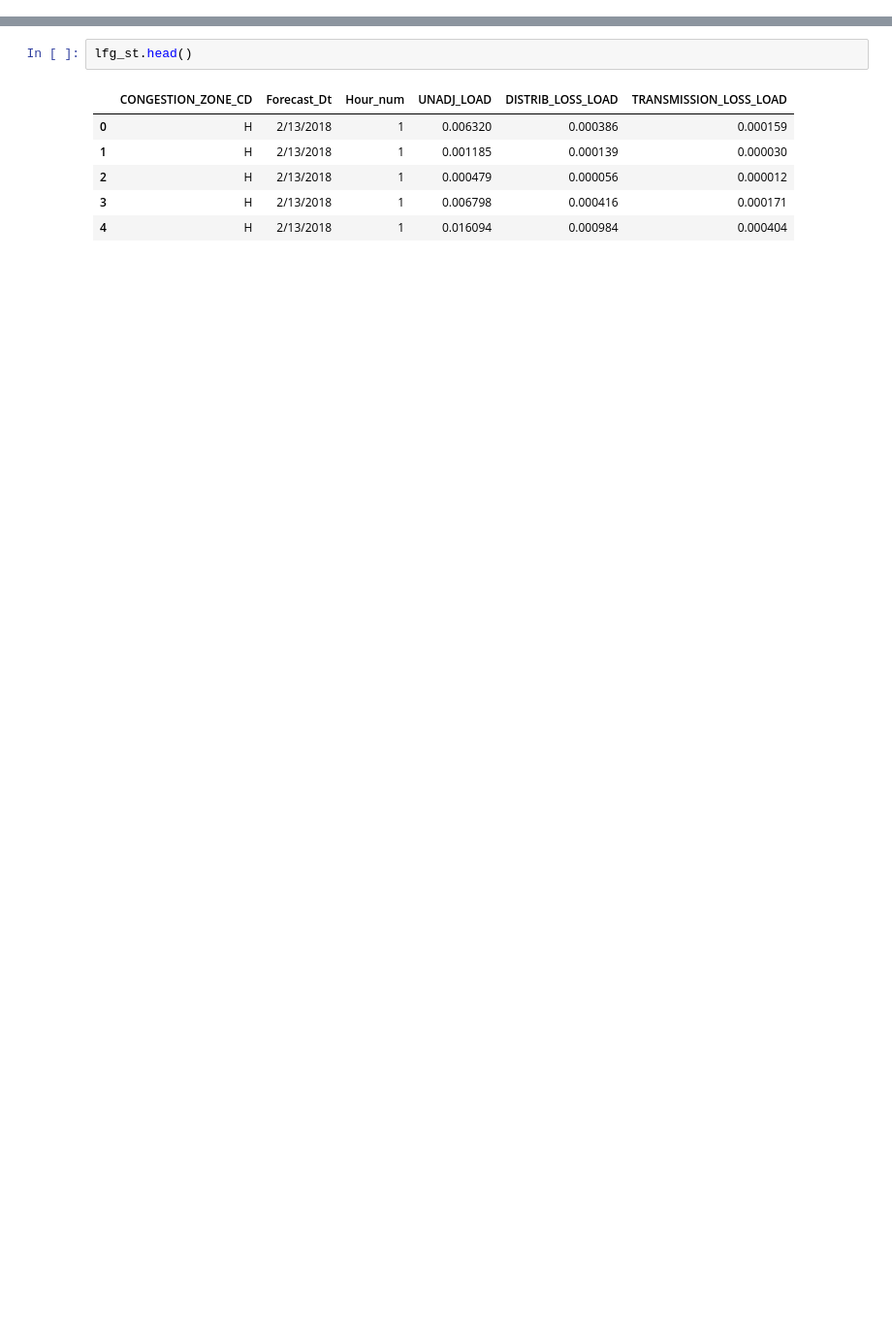
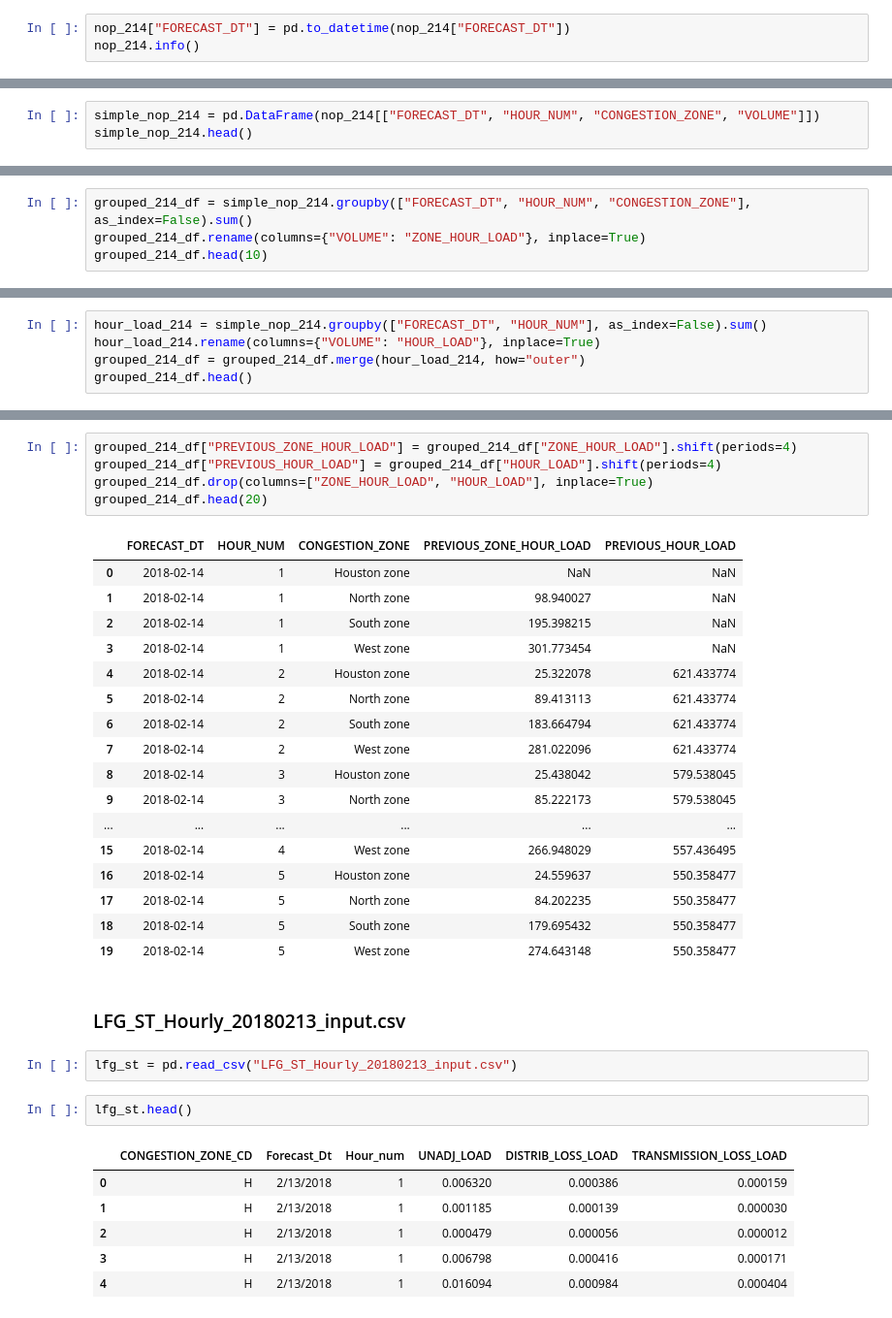
Before and after one commit to lindseyberlin/houston-ds-042219-time-series-pair-lab, a Jupyter notebook: Time_Series_Lab.ipynb, the cells around one changed output, grey strips where cells are left out. Shown at 97% size. Cells and saved outputs as stored; diff of their text form; blank space fills up the shorter version.

```diff
--- a/Time_Series_Lab.ipynb
+++ b/Time_Series_Lab.ipynb
@@ -46,0 +141,3 @@ from timeit import default_timer as timer
+# %%
+nop_214["FORECAST_DT"] = pd.to_datetime(nop_214["FORECAST_DT"])
+nop_214.info()
@@ -46,0 +162,3 @@ from timeit import default_timer as timer
+# %%
+simple_nop_214 = pd.DataFrame(nop_214[["FORECAST_DT", "HOUR_NUM", "CONGESTION_ZONE", "VOLUME"]])
+simple_nop_214.head()
@@ -46,0 +172,4 @@ from timeit import default_timer as timer
+# %%
+grouped_214_df = simple_nop_214.groupby(["FORECAST_DT", "HOUR_NUM", "CONGESTION_ZONE"], as_index=False).sum()
+grouped_214_df.rename(columns={"VOLUME": "ZONE_HOUR_LOAD"}, inplace=True)
+grouped_214_df.head(10)
@@ -46,0 +188,5 @@ from timeit import default_timer as timer
+# %%
+hour_load_214 = simple_nop_214.groupby(["FORECAST_DT", "HOUR_NUM"], as_index=False).sum()
+hour_load_214.rename(columns={"VOLUME": "HOUR_LOAD"}, inplace=True)
+grouped_214_df = grouped_214_df.merge(hour_load_214, how="outer")
+grouped_214_df.head()
@@ -47,3 +200,30 @@ from timeit import default_timer as timer
+# %%
+grouped_214_df["PREVIOUS_ZONE_HOUR_LOAD"] = grouped_214_df["ZONE_HOUR_LOAD"].shift(periods=4)
+grouped_214_df["PREVIOUS_HOUR_LOAD"] = grouped_214_df["HOUR_LOAD"].shift(periods=4)
+grouped_214_df.drop(columns=["ZONE_HOUR_LOAD", "HOUR_LOAD"], inplace=True)
+grouped_214_df.head(20)
+# %% [output]
+|  | FORECAST_DT | HOUR_NUM | CONGESTION_ZONE | PREVIOUS_ZONE_HOUR_LOAD | PREVIOUS_HOUR_LOAD |
+| 0 | 2018-02-14 | 1 | Houston zone | NaN | NaN |
+| 1 | 2018-02-14 | 1 | North zone | 98.940027 | NaN |
+| 2 | 2018-02-14 | 1 | South zone | 195.398215 | NaN |
+| 3 | 2018-02-14 | 1 | West zone | 301.773454 | NaN |
+| 4 | 2018-02-14 | 2 | Houston zone | 25.322078 | 621.433774 |
+| 5 | 2018-02-14 | 2 | North zone | 89.413113 | 621.433774 |
+| 6 | 2018-02-14 | 2 | South zone | 183.664794 | 621.433774 |
+| 7 | 2018-02-14 | 2 | West zone | 281.022096 | 621.433774 |
+| 8 | 2018-02-14 | 3 | Houston zone | 25.438042 | 579.538045 |
+| 9 | 2018-02-14 | 3 | North zone | 85.222173 | 579.538045 |
+| ... | ... | ... | ... | ... | ... |
+| 15 | 2018-02-14 | 4 | West zone | 266.948029 | 557.436495 |
+| 16 | 2018-02-14 | 5 | Houston zone | 24.559637 | 550.358477 |
+| 17 | 2018-02-14 | 5 | North zone | 84.202235 | 550.358477 |
+| 18 | 2018-02-14 | 5 | South zone | 179.695432 | 550.358477 |
+| 19 | 2018-02-14 | 5 | West zone | 274.643148 | 550.358477 |
+# %% [markdown]
+### LFG_ST_Hourly_20180213_input.csv
+# %%
+lfg_st = pd.read_csv("LFG_ST_Hourly_20180213_input.csv")
 # %%
 lfg_st.head()
 # %% [output]
```
Also changed, not shown: parts of 34 cells of this notebook, 1 other file.
